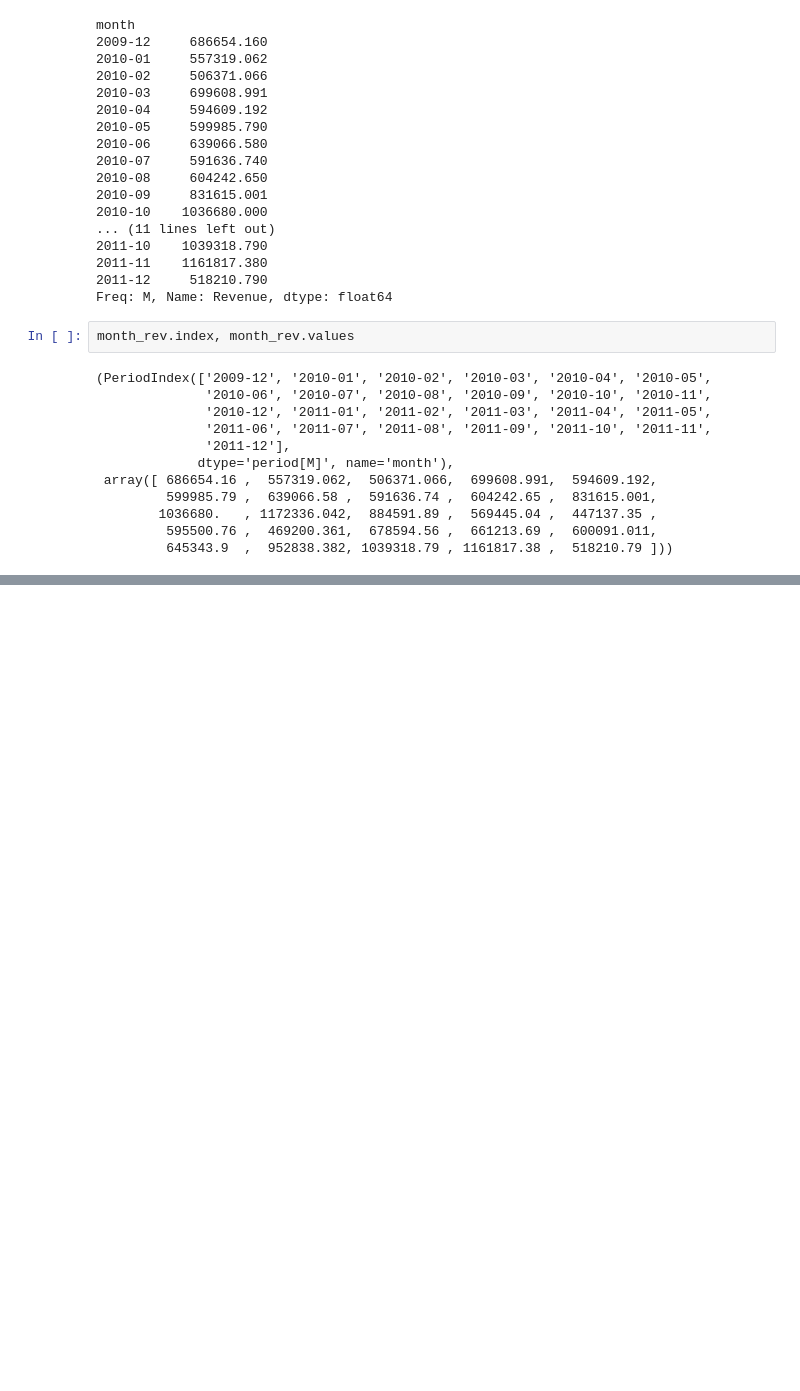
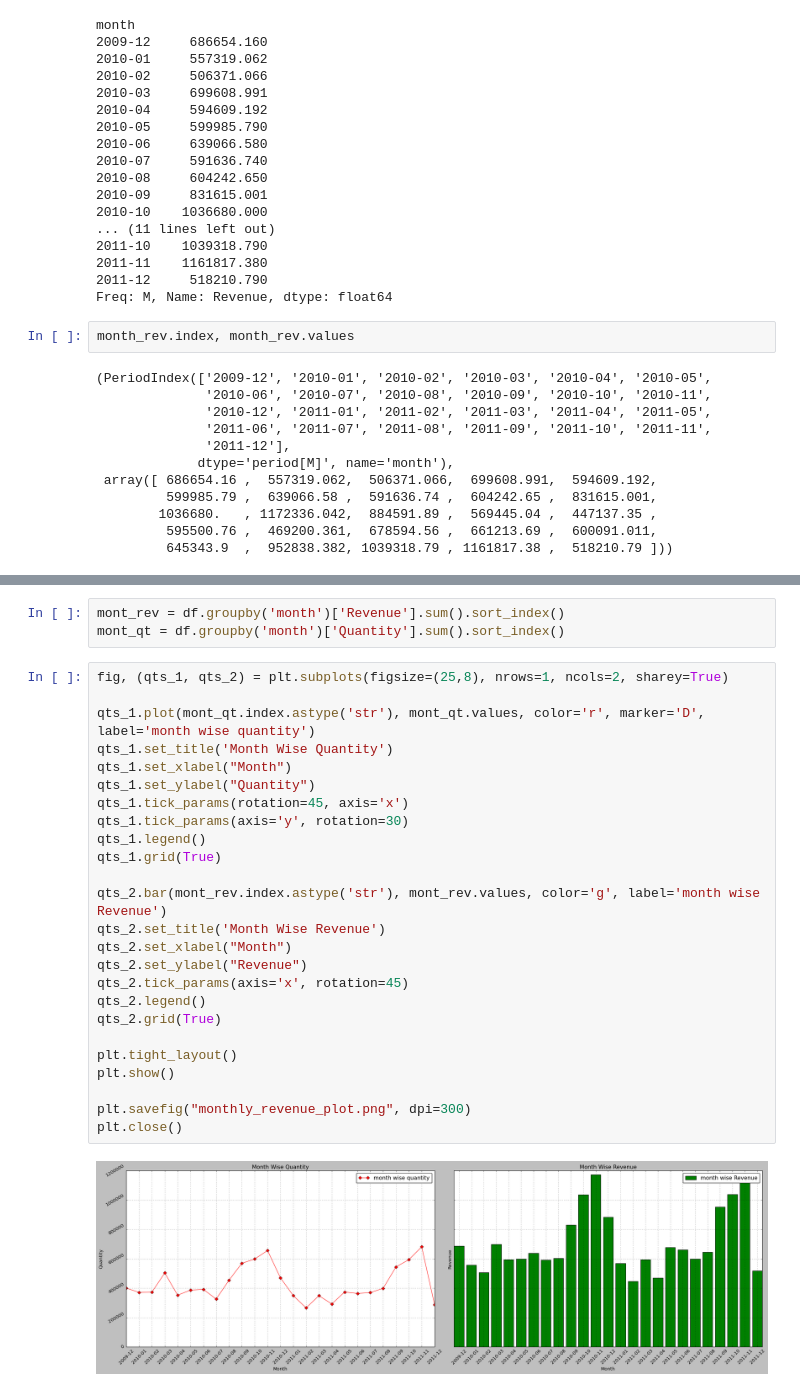
Before and after one commit to sidharth971/Data-science, a Jupyter notebook: numpy-pandas-visualization/Visualize-practice.ipynb, the cells around one changed output, grey strips where cells are left out. Drawn from its saved outputs; the diff is of its cells as text; blank space fills up the shorter version.

```diff
--- a/numpy-pandas-visualization/Visualize-practice.ipynb
+++ b/numpy-pandas-visualization/Visualize-practice.ipynb
@@ -159,0 +226,30 @@ month_rev.index, month_rev.values
+# %%
+mont_rev = df.groupby('month')['Revenue'].sum().sort_index()
+mont_qt = df.groupby('month')['Quantity'].sum().sort_index()
+# %%
+fig, (qts_1, qts_2) = plt.subplots(figsize=(25,8), nrows=1, ncols=2, sharey=True)
+
+qts_1.plot(mont_qt.index.astype('str'), mont_qt.values, color='r', marker='D', label='month wise quantity')
+qts_1.set_title('Month Wise Quantity')
+qts_1.set_xlabel("Month")
+qts_1.set_ylabel("Quantity")
+qts_1.tick_params(rotation=45, axis='x')
+qts_1.tick_params(axis='y', rotation=30)
+qts_1.legend()
+qts_1.grid(True)
+
+qts_2.bar(mont_rev.index.astype('str'), mont_rev.values, color='g', label='month wise Revenue')
+qts_2.set_title('Month Wise Revenue')
+qts_2.set_xlabel("Month")
+qts_2.set_ylabel("Revenue")
+qts_2.tick_params(axis='x', rotation=45)
+qts_2.legend()
+qts_2.grid(True)
+
+plt.tight_layout()
+plt.show()
+
+plt.savefig("monthly_revenue_plot.png", dpi=300)
+plt.close()
+# %% [output]
+[figure, added]
```
Also changed, not shown: parts of 10 cells of this notebook, 5 other files.
